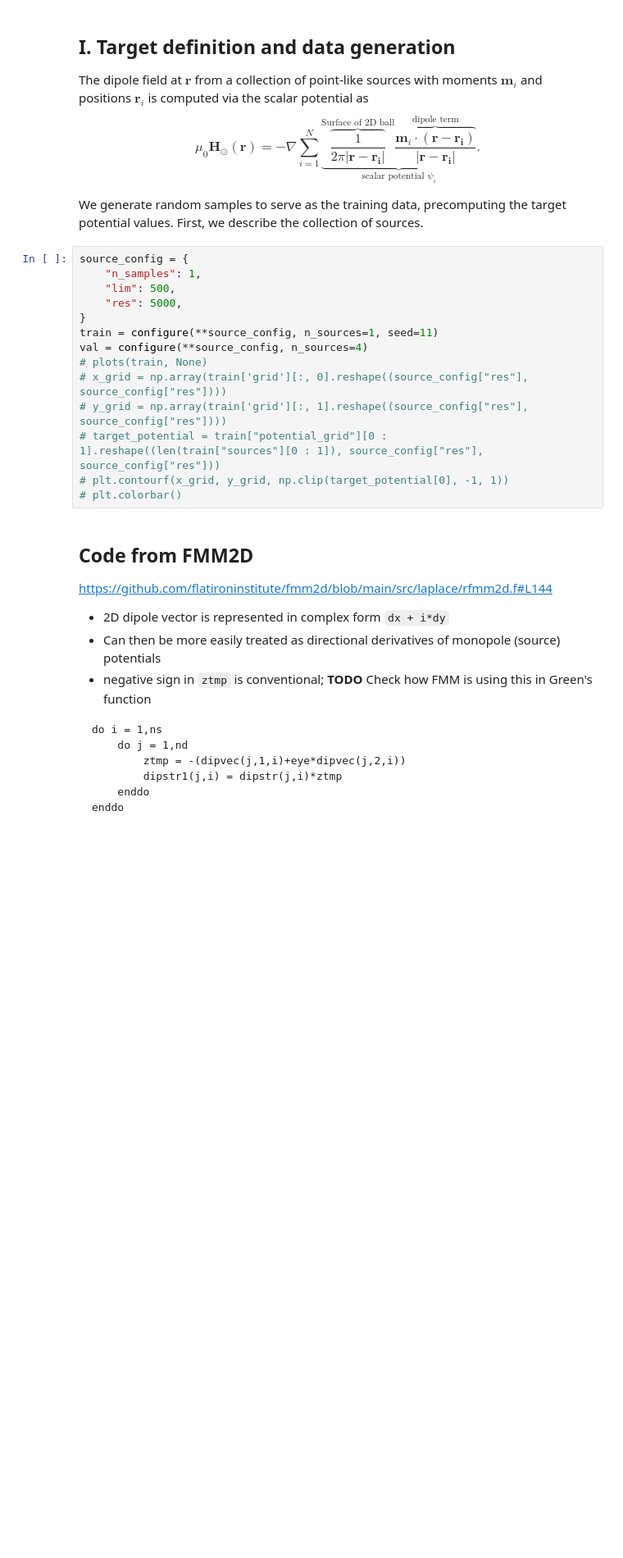
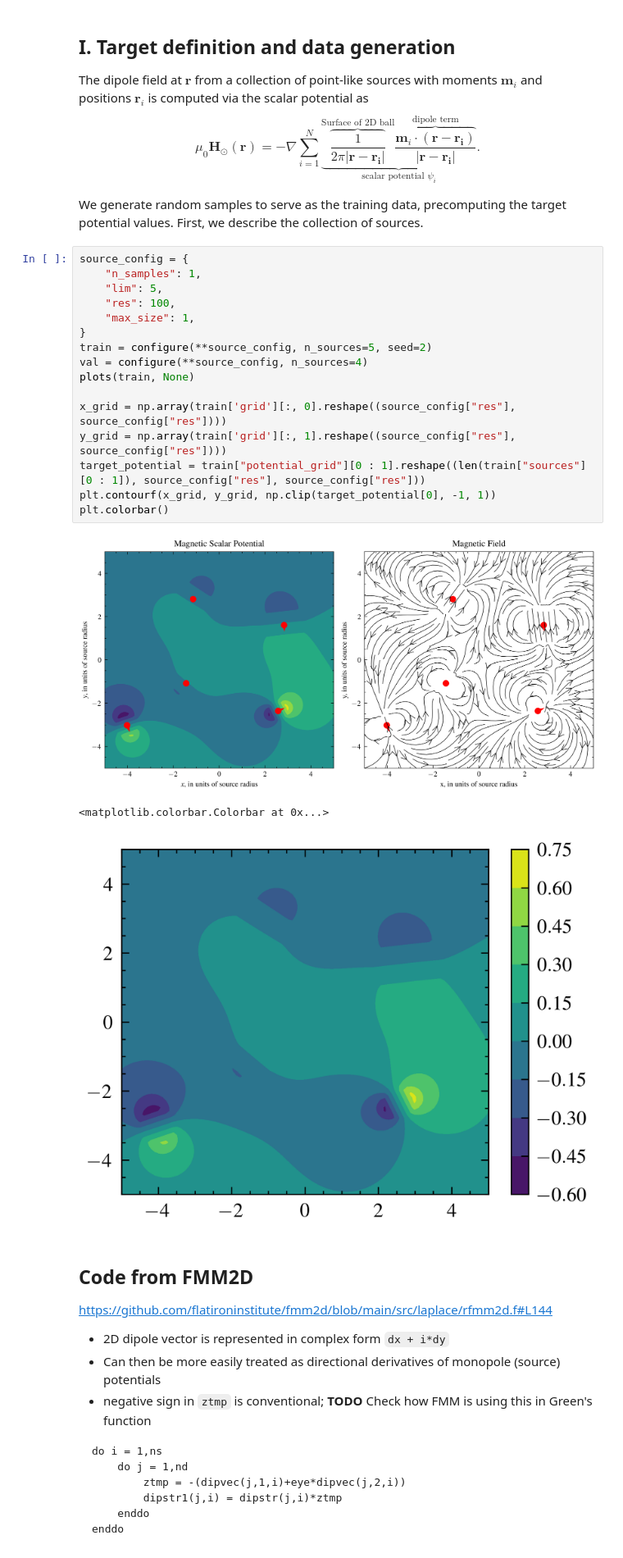
Before and after one commit to cmt-dtu-energy/hypermagnetics, a Jupyter notebook: nbs/fmm.ipynb, the cells around one changed output. Shown at 82% size. Saved outputs shown, nothing was run; the diff lists cells and outputs as text; blank space fills up the shorter version.

```diff
--- a/nbs/fmm.ipynb
+++ b/nbs/fmm.ipynb
@@ -24,17 +24,23 @@ We generate random samples to serve as the training data, precomputing the targe
 # %%
 source_config = {
     "n_samples": 1,
-    "lim": 500,
-    "res": 5000,
+    "lim": 5,
+    "res": 100,
+    "max_size": 1,
 }
-train = configure(**source_config, n_sources=1, seed=11)
+train = configure(**source_config, n_sources=5, seed=2)
 val = configure(**source_config, n_sources=4)
-# plots(train, None)
-# x_grid = np.array(train['grid'][:, 0].reshape((source_config["res"], source_config["res"])))
-# y_grid = np.array(train['grid'][:, 1].reshape((source_config["res"], source_config["res"])))
-# target_potential = train["potential_grid"][0 : 1].reshape((len(train["sources"][0 : 1]), source_config["res"], source_config["res"]))
-# plt.contourf(x_grid, y_grid, np.clip(target_potential[0], -1, 1))
-# plt.colorbar()
+plots(train, None)
+
+x_grid = np.array(train['grid'][:, 0].reshape((source_config["res"], source_config["res"])))
+y_grid = np.array(train['grid'][:, 1].reshape((source_config["res"], source_config["res"])))
+target_potential = train["potential_grid"][0 : 1].reshape((len(train["sources"][0 : 1]), source_config["res"], source_config["res"]))
+plt.contourf(x_grid, y_grid, np.clip(target_potential[0], -1, 1))
+plt.colorbar()
+# %% [output]
+[figure, added]
+<matplotlib.colorbar.Colorbar at 0x...>
+[figure, added]
 # %% [markdown]
 ## Code from FMM2D
 https://github.com/flatironinstitute/fmm2d/blob/main/src/laplace/rfmm2d.f#L144
```
Also changed, not shown: parts of 4 cells of this notebook, 2 other files.
